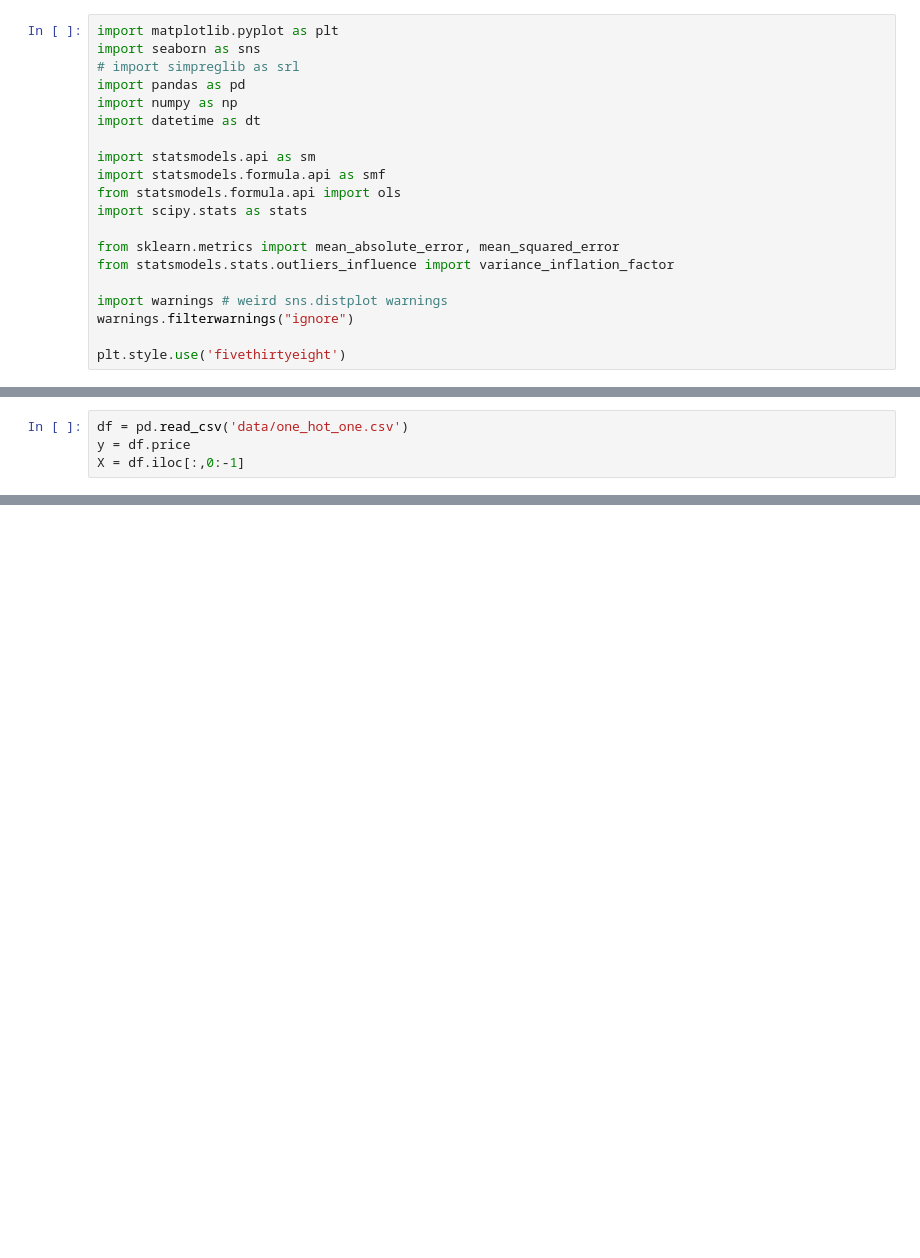
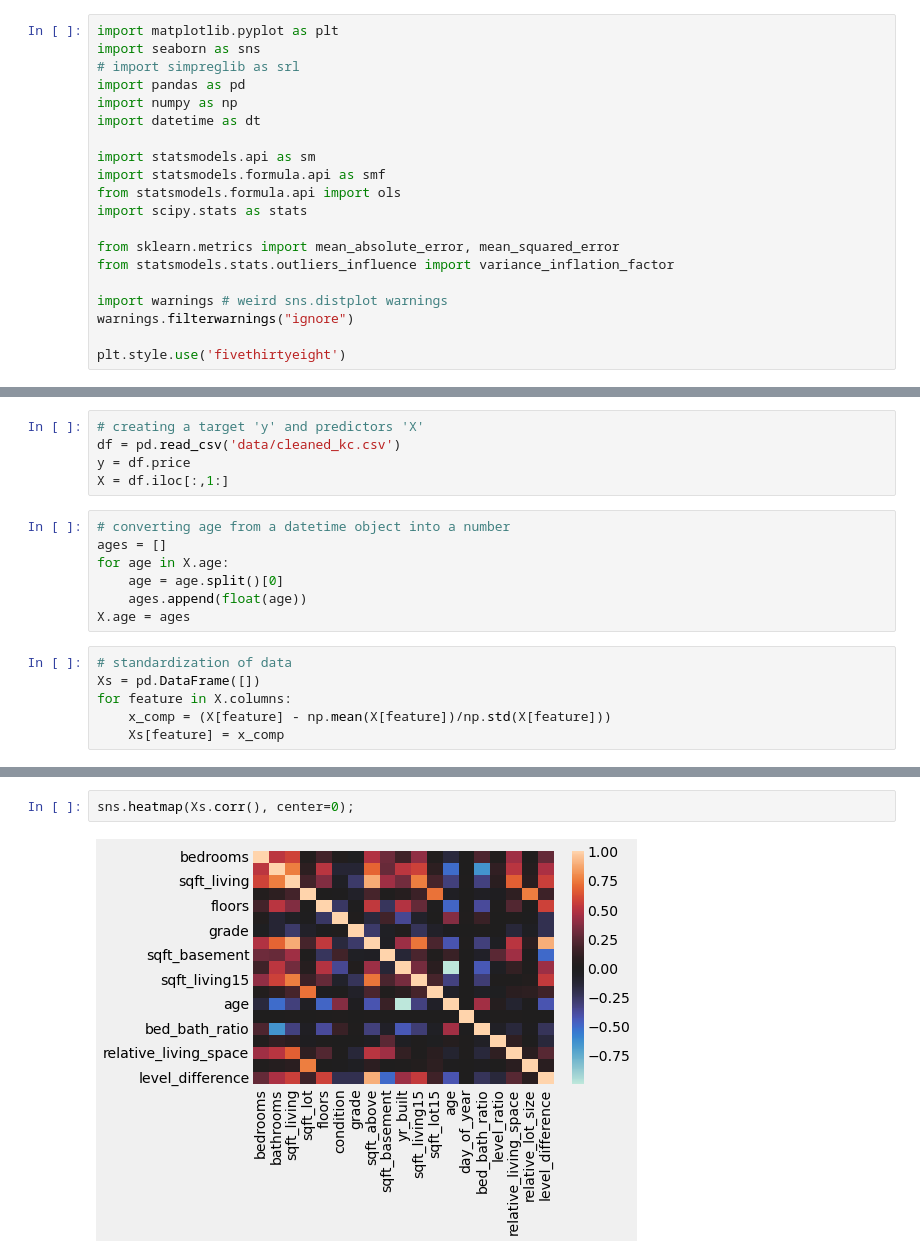
Before and after one commit to Zeth-Abney/Flatiron-school, a Jupyter notebook: phase-2/PROJECT/EDA-three.ipynb, the cells around one changed output, grey strips where cells are left out. Drawn from its saved outputs; the diff is of its cells as text; blank space fills up the shorter version.

```diff
--- a/phase-2/PROJECT/EDA-three.ipynb
+++ b/phase-2/PROJECT/EDA-three.ipynb
@@ -27,4 +86,18 @@ plt.style.use('fivethirtyeight')
 # %%
-df = pd.read_csv('data/one_hot_one.csv')
+# creating a target 'y' and predictors 'X'
+df = pd.read_csv('data/cleaned_kc.csv')
 y = df.price
-X = df.iloc[:,0:-1]
+X = df.iloc[:,1:]
+# %%
+# converting age from a datetime object into a number
+ages = []
+for age in X.age:
+    age = age.split()[0]
+    ages.append(float(age))
+X.age = ages
+# %%
+# standardization of data
+Xs = pd.DataFrame([])
+for feature in X.columns:
+    x_comp = (X[feature] - np.mean(X[feature])/np.std(X[feature]))
+    Xs[feature] = x_comp
@@ -30,0 +175,4 @@ X = df.iloc[:,0:-1]
+# %%
+sns.heatmap(Xs.corr(), center=0);
+# %% [output]
+[figure, added]
```
Also changed, not shown: parts of 23 cells of this notebook, 1 other file.
